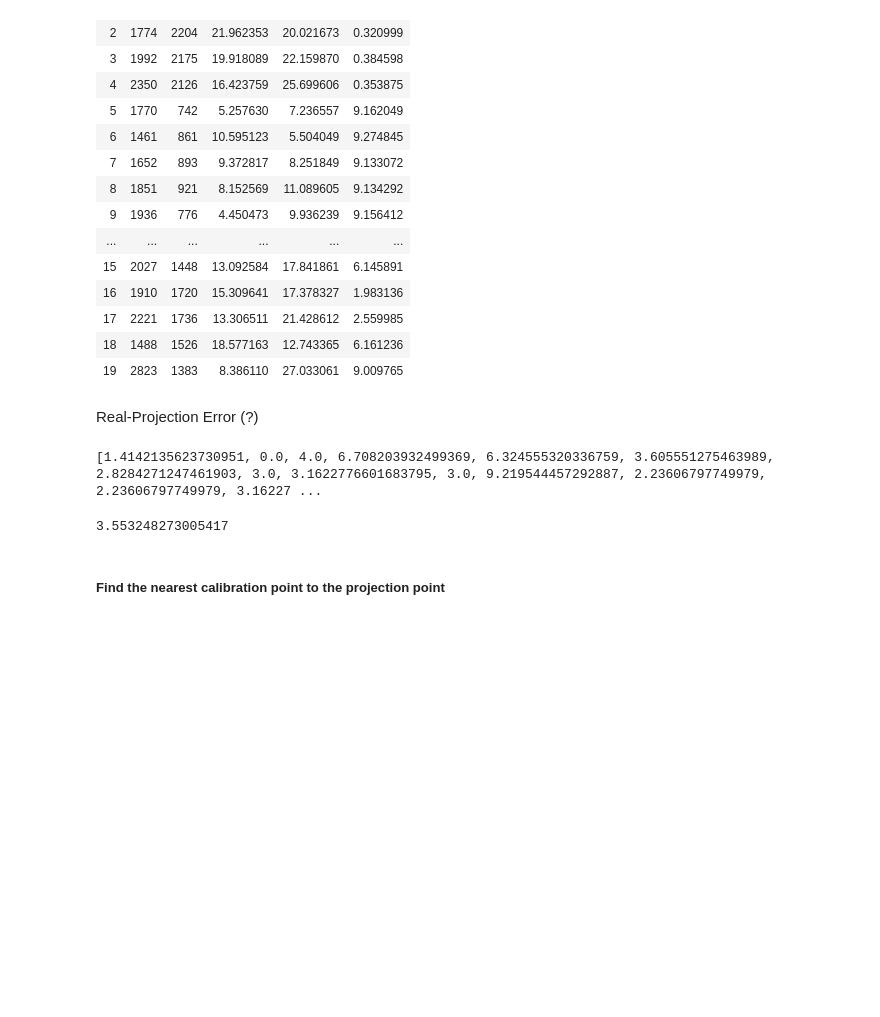
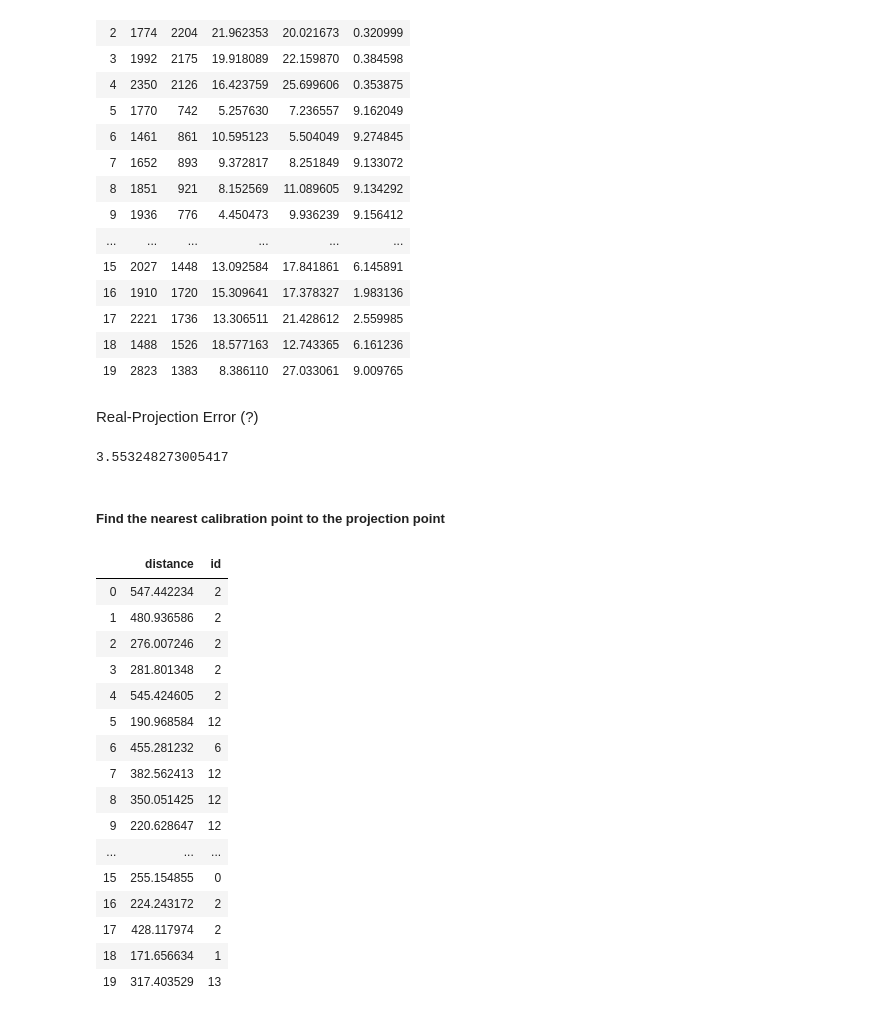
Before and after one commit to Shakshi3104/vision, a Jupyter notebook: report.ipynb, the cells around one changed output. Cells and saved outputs as stored; diff of their text form; code cells hidden in the pictures; blank space fills up the shorter version.

```diff
--- a/report.ipynb
+++ b/report.ipynb
@@ -560,26 +556,43 @@ def real_projection_error(real_points: pd.DataFrame, projection_points: pd.DataF
 # %%
-rpe = real_projection_error(points_3_obj, re_point_3)
+rpe, rp_errors = real_projection_error(points_3_obj, re_point_3)
 rpe
 # %% [output]
-[1.4142135623730951, 0.0, 4.0, 6.708203932499369, 6.324555320336759, 3.605551275463989, 2.8284271247461903, 3.0, 3.1622776601683795, 3.0, 9.219544457292887, 2.23606797749979, 2.23606797749979, 3.16227 ...
+3.553248273005417
-3.553248273005417
 # %% [markdown]
 ##### Find the nearest calibration point to the projection point
 # %%
 distance_nearest_points = []
 idx_nearest_points = []
 
-for row_p in points_3_obj:
+for row_p in points_3_obj.itertuples():
     distance_to_calibration_points = []
     u_p, v_p = row_p[1], row_p[2]
-    for row_c in c3.points_for_calibration:
+    for row_c in c3.points_for_calibration.itertuples():
         u_c, v_c = row_c[1], row_c[2]
         d = np.sqrt((u_p - u_c) ** 2 + (v_p - v_c) ** 2)
         distance_to_calibration_points += [d]
 
     distance_nearest_points += [np.min(distance_to_calibration_points)]
     idx_nearest_points += [np.argmin(distance_to_calibration_points)]
 
 nearest = pd.DataFrame({"distance": distance_nearest_points,
                         "id": idx_nearest_points})
 nearest
+# %% [output]
+|  | distance | id |
+| 0 | 547.442234 | 2 |
+| 1 | 480.936586 | 2 |
+| 2 | 276.007246 | 2 |
+| 3 | 281.801348 | 2 |
+| 4 | 545.424605 | 2 |
+| 5 | 190.968584 | 12 |
+| 6 | 455.281232 | 6 |
+| 7 | 382.562413 | 12 |
+| 8 | 350.051425 | 12 |
+| 9 | 220.628647 | 12 |
+| ... | ... | ... |
+| 15 | 255.154855 | 0 |
+| 16 | 224.243172 | 2 |
+| 17 | 428.117974 | 2 |
+| 18 | 171.656634 | 1 |
+| 19 | 317.403529 | 13 |
```
Also changed, not shown: parts of 4 cells of this notebook.
